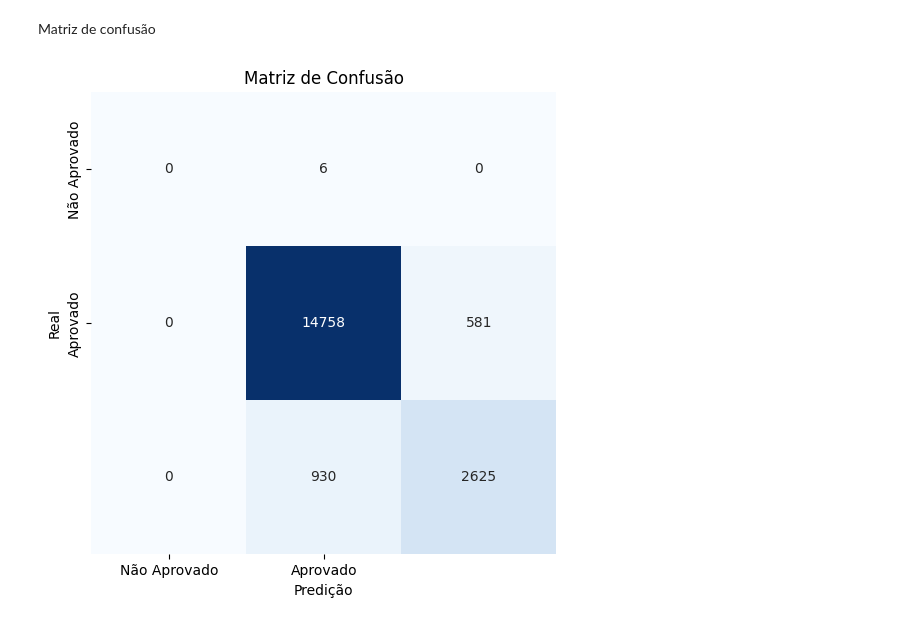
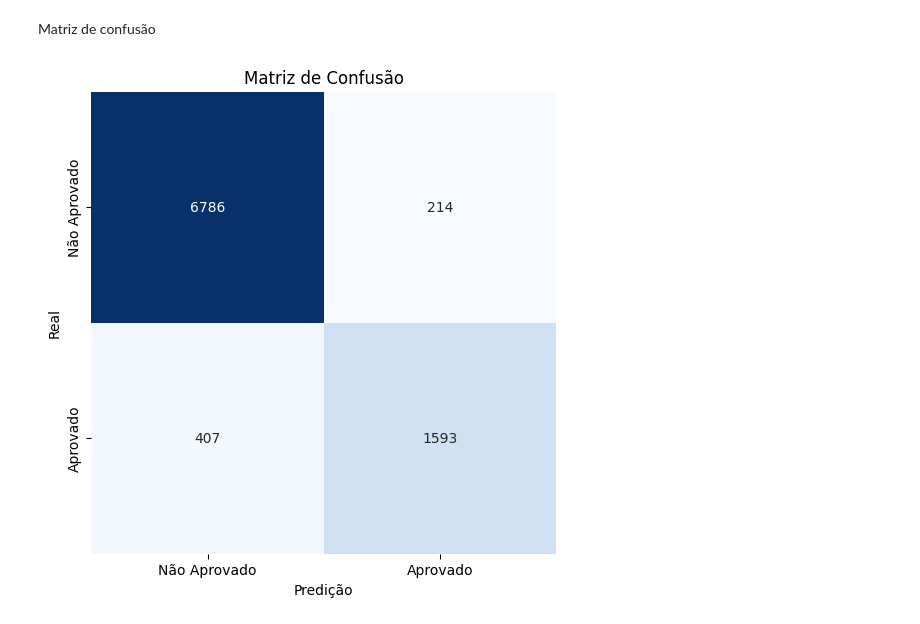
Before and after one commit to Labourguignonn/models-am, a Jupyter notebook: modelos/heterogeneous_ensemble.ipynb, the cells around one changed output. Saved outputs shown, nothing was run; the diff lists cells and outputs as text; code cells hidden in the pictures.

```diff
--- a/modelos/heterogeneous_ensemble.ipynb
+++ b/modelos/heterogeneous_ensemble.ipynb
@@ -432,13 +288,13 @@ NameError: name 'accuracy_train' is not defined
 # %% [markdown]
 Matriz de confusão
 # %%
-conf_matrix = confusion_matrix(y_test, y_pred)
+conf_matrix = confusion_matrix(y_test, y_test_pred)
 
 plt.figure(figsize=(6, 6))
 sns.heatmap(conf_matrix, annot=True, fmt='d', cmap='Blues', cbar=False, xticklabels=['Não Aprovado', 'Aprovado'], yticklabels=['Não Aprovado', 'Aprovado'])
 plt.xlabel('Predição')
 plt.ylabel('Real')
 plt.title('Matriz de Confusão')
 plt.show()
 # %% [output]
-[figure, old version]
+[figure, new version]
```
Also changed, not shown: parts of 6 cells of this notebook, 2 other files.
